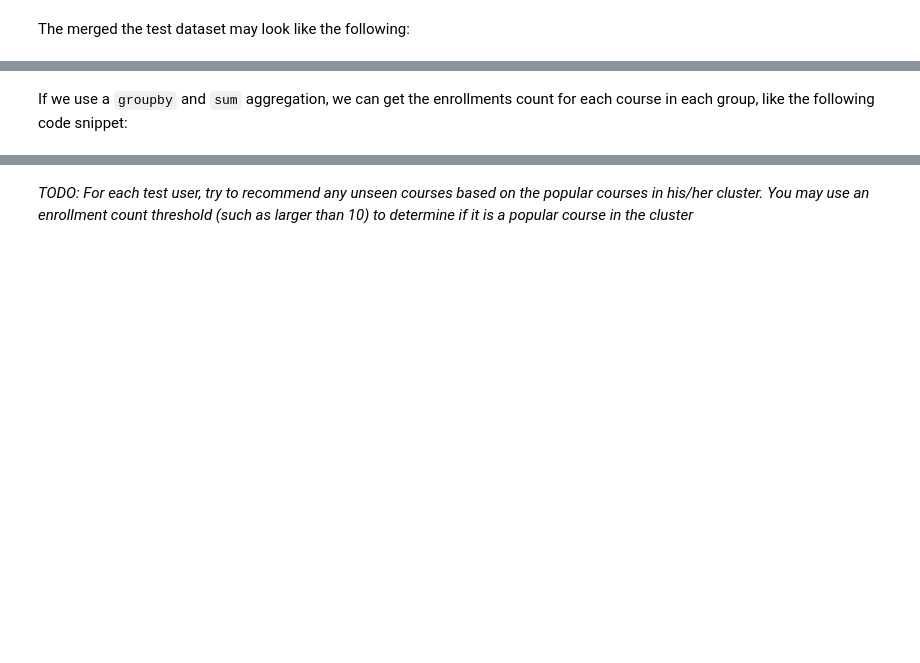
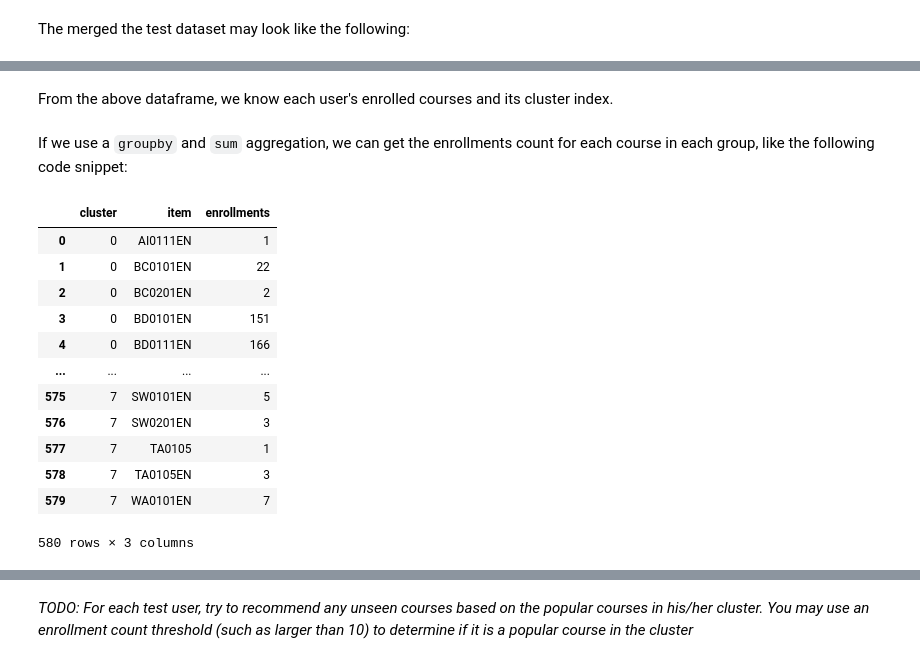
Before and after one commit to mzaoualim/Coursera_IBM_Machine_Learning_Professional_Certificate, a Jupyter notebook: Machine Learning Capstone/lab_jupyter_content_clustering.ipynb, the cells around one changed output, grey strips where cells are left out. Saved outputs shown, nothing was run; the diff lists cells and outputs as text; code cells hidden in the pictures; blank space fills up the shorter version.

```diff
--- a/Machine Learning Capstone/lab_jupyter_content_clustering.ipynb
+++ b/Machine Learning Capstone/lab_jupyter_content_clustering.ipynb
@@ -439,8 +512,23 @@ SyntaxError: invalid syntax (<ipython-input-24-a8b73e091039>, line 1)
+# %% [markdown]
+From the above dataframe, we know each user's enrolled courses and its cluster index.
 # %% [markdown]
 If we use a `groupby`  and `sum` aggregation, we can get the enrollments count for each course in each group, like the following code snippet:
 # %%
-'''
+
 courses_cluster = test_users_labelled[['item', 'cluster']]
 courses_cluster['count'] = [1] * len(courses_cluster)
 courses_cluster.groupby(['cluster','item']).agg(enrollments = ('count','sum')).reset_index()
-'''
+# %% [output]
+|  | cluster | item | enrollments |
+| 0 | 0 | AI0111EN | 1 |
+| 1 | 0 | BC0101EN | 22 |
+| 2 | 0 | BC0201EN | 2 |
+| 3 | 0 | BD0101EN | 151 |
+| 4 | 0 | BD0111EN | 166 |
+| ... | ... | ... | ... |
+| 575 | 7 | SW0101EN | 5 |
+| 576 | 7 | SW0201EN | 3 |
+| 577 | 7 | TA0105 | 1 |
+| 578 | 7 | TA0105EN | 3 |
+| 579 | 7 | WA0101EN | 7 |
+580 rows × 3 columns
```
Also changed, not shown: parts of 13 cells of this notebook.
